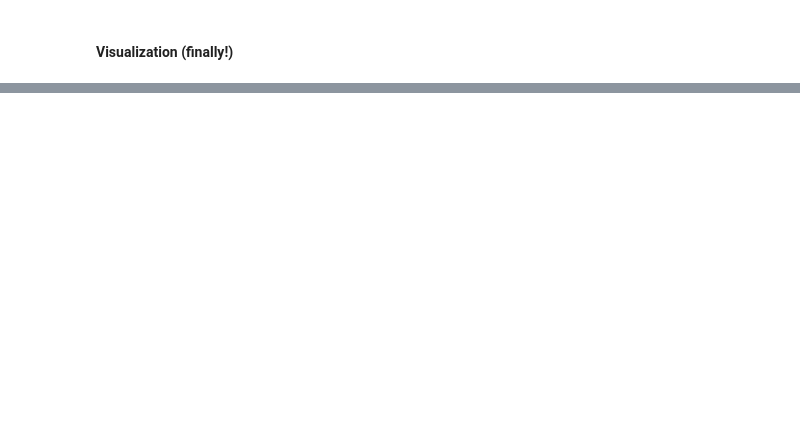
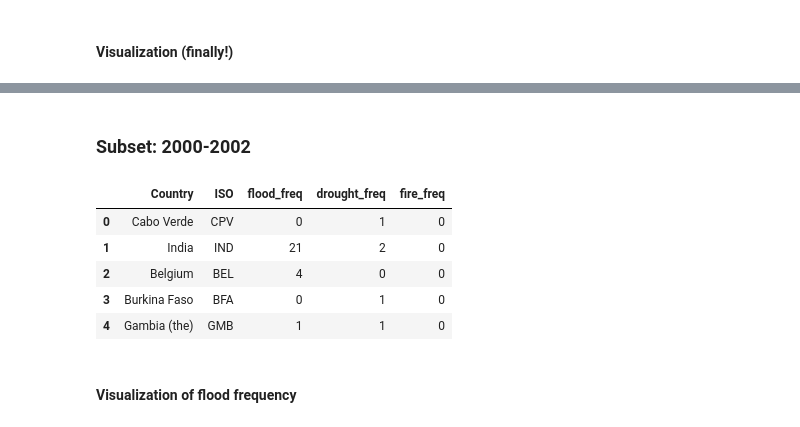
Before and after one commit to NLSanyu/CA682-Data-Visualization, a Jupyter notebook: EM-DAT Data Exploration.ipynb, the cells around one changed output, grey strips where cells are left out. Drawn from its saved outputs; the diff is of its cells as text; code cells hidden in the pictures; blank space fills up the shorter version.

```diff
--- a/EM-DAT Data Exploration.ipynb
+++ b/EM-DAT Data Exploration.ipynb
@@ -416,0 +546,16 @@ fig.show()
+# %% [markdown]
+### Subset: 2000-2002
+# %%
+chosen_years_past = [2000, 2001, 2002]
+cleaned_df_subset_3 = cleaned_df[cleaned_df["Year"].isin(chosen_years_past)]
+freq_df_2 = create_frequency_df(cleaned_df_subset_3)
+freq_df_2.head()
+# %% [output]
+|  | Country | ISO | flood_freq | drought_freq | fire_freq |
+| 0 | Cabo Verde | CPV | 0 | 1 | 0 |
+| 1 | India | IND | 21 | 2 | 0 |
+| 2 | Belgium | BEL | 4 | 0 | 0 |
+| 3 | Burkina Faso | BFA | 0 | 1 | 0 |
+| 4 | Gambia (the) | GMB | 1 | 1 | 0 |
+# %% [markdown]
+#### Visualization of flood frequency
```
Also changed, not shown: parts of 49 cells of this notebook.
